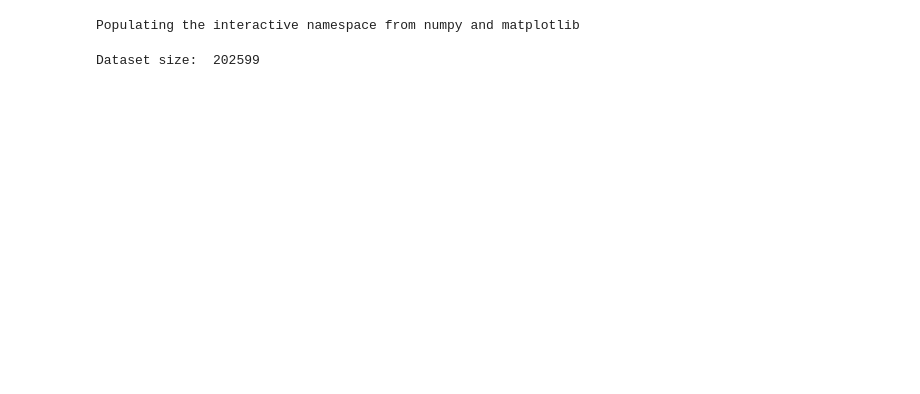
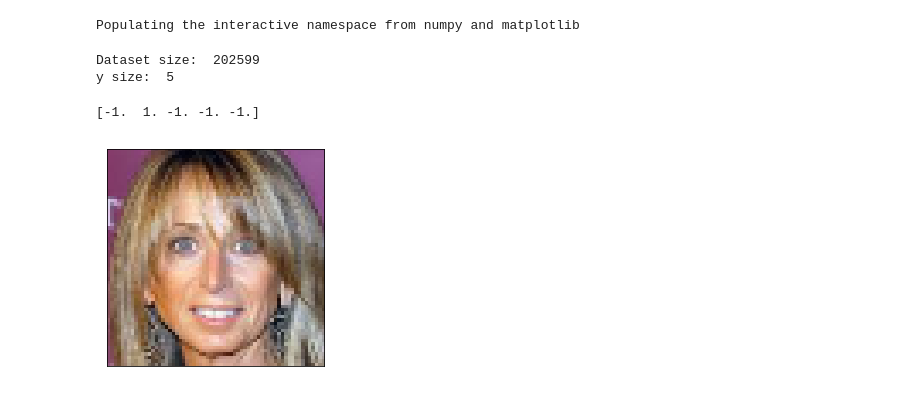
Before and after one commit to trifonova-n/inpainting, a Jupyter notebook: conditional_gan_training.ipynb, the cells around one changed output. Cells and saved outputs as stored; diff of their text form; code cells hidden in the pictures; blank space fills up the shorter version.

```diff
--- a/conditional_gan_training.ipynb
+++ b/conditional_gan_training.ipynb
@@ -30,8 +31,19 @@ data = Data(DATA_PATH, Z_SIZE, transform, return_attr=True)
 data_loader = DataLoader(data, batch_size=BATCH_SIZE, num_workers=NUM_WORKERS, drop_last=True)
 print('Dataset size: ', len(data))
 Y_SIZE = data.y_size
+print('y size: ', Y_SIZE)
 # %% [output]
 Dataset size:  202599
+y size:  5
+# %%
+y = np.array([0, 1, 0, 0, 0])*2 - 1
+idx = data.find_image(y)
+img, z, y_new = data[idx]
+print(y_new)
+plot_batch([img], normalize=True, limit=1)
+# %% [output]
+[-1.  1. -1. -1. -1.]
+[figure, added]
 # %%
 generator = CGenerator5Net(Z_SIZE, Y_SIZE).cuda()
 discriminator = CDiscriminator5(Y_SIZE).cuda()
```
Also changed, not shown: parts of 5 cells of this notebook, 6 other files.
